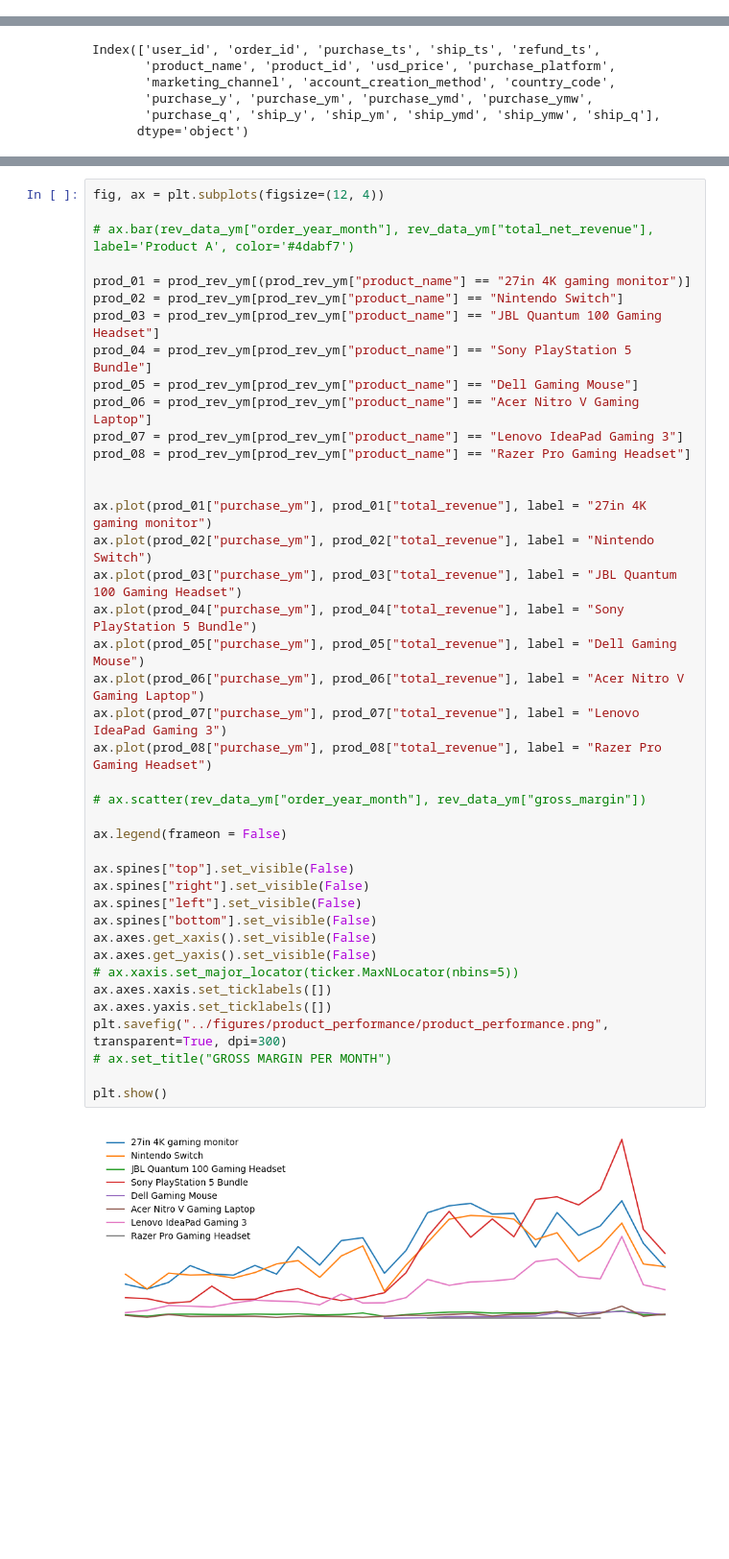
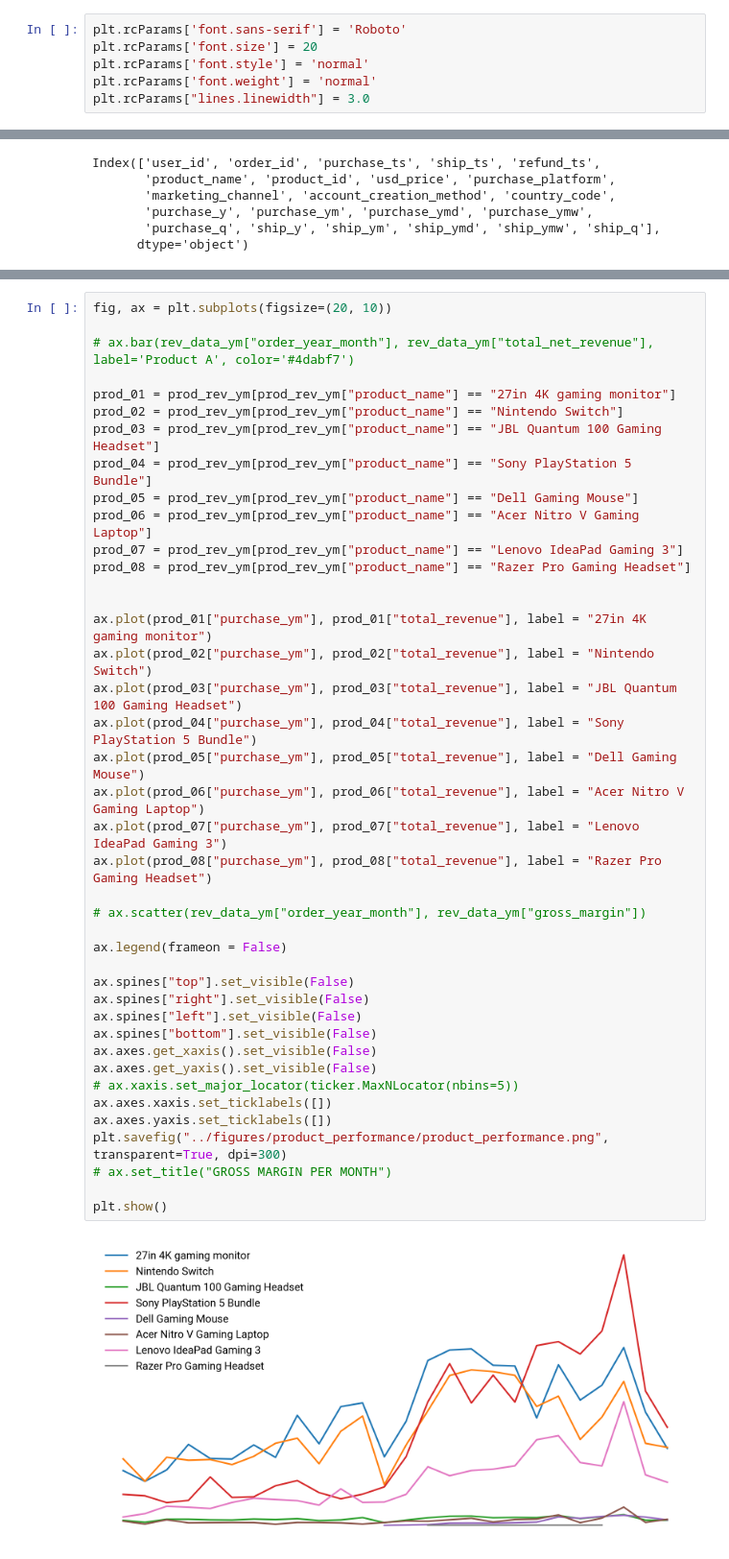
Before and after one commit to mjsluminarias/gamezone-ecommerce, a Jupyter notebook: code_queries/product_performance.ipynb, the cells around one changed output, grey strips where cells are left out. Shown at 96% size. Saved outputs shown, nothing was run; the diff lists cells and outputs as text; blank space fills up the shorter version.

```diff
--- a/code_queries/product_performance.ipynb
+++ b/code_queries/product_performance.ipynb
@@ -6,3 +8,9 @@ import matplotlib.pyplot as plt
+# %%
+plt.rcParams['font.sans-serif'] = 'Roboto'
+plt.rcParams['font.size'] = 20
+plt.rcParams['font.style'] = 'normal'
+plt.rcParams['font.weight'] = 'normal'
+plt.rcParams["lines.linewidth"] = 3.0
 # %%
 df = pd.read_csv("../datasets/sales_data_cln.csv").copy()
 # %%
@@ -46,9 +54,9 @@ prod_rev_ym
 # %%
-fig, ax = plt.subplots(figsize=(12, 4))
+fig, ax = plt.subplots(figsize=(20, 10))
 
 # ax.bar(rev_data_ym["order_year_month"], rev_data_ym["total_net_revenue"], label='Product A', color='#4dabf7')
 
-prod_01 = prod_rev_ym[(prod_rev_ym["product_name"] == "27in 4K gaming monitor")]
+prod_01 = prod_rev_ym[prod_rev_ym["product_name"] == "27in 4K gaming monitor"]
 prod_02 = prod_rev_ym[prod_rev_ym["product_name"] == "Nintendo Switch"]
 prod_03 = prod_rev_ym[prod_rev_ym["product_name"] == "JBL Quantum 100 Gaming Headset"]
 prod_04 = prod_rev_ym[prod_rev_ym["product_name"] == "Sony PlayStation 5 Bundle"]
@@ -58,34 +66,34 @@ prod_07 = prod_rev_ym[prod_rev_ym["product_name"] == "Lenovo IdeaPad Gaming 3"]
 prod_08 = prod_rev_ym[prod_rev_ym["product_name"] == "Razer Pro Gaming Headset"]
 
 
 ax.plot(prod_01["purchase_ym"], prod_01["total_revenue"], label = "27in 4K gaming monitor")
 ax.plot(prod_02["purchase_ym"], prod_02["total_revenue"], label = "Nintendo Switch")
 ax.plot(prod_03["purchase_ym"], prod_03["total_revenue"], label = "JBL Quantum 100 Gaming Headset")
 ax.plot(prod_04["purchase_ym"], prod_04["total_revenue"], label = "Sony PlayStation 5 Bundle")
 ax.plot(prod_05["purchase_ym"], prod_05["total_revenue"], label = "Dell Gaming Mouse")
 ax.plot(prod_06["purchase_ym"], prod_06["total_revenue"], label = "Acer Nitro V Gaming Laptop")
 ax.plot(prod_07["purchase_ym"], prod_07["total_revenue"], label = "Lenovo IdeaPad Gaming 3")
 ax.plot(prod_08["purchase_ym"], prod_08["total_revenue"], label = "Razer Pro Gaming Headset")
 
 # ax.scatter(rev_data_ym["order_year_month"], rev_data_ym["gross_margin"])
 
 ax.legend(frameon = False)
 
 ax.spines["top"].set_visible(False)
 ax.spines["right"].set_visible(False)
 ax.spines["left"].set_visible(False)
 ax.spines["bottom"].set_visible(False)
 ax.axes.get_xaxis().set_visible(False)
 ax.axes.get_yaxis().set_visible(False)
 # ax.xaxis.set_major_locator(ticker.MaxNLocator(nbins=5))
 ax.axes.xaxis.set_ticklabels([])
 ax.axes.yaxis.set_ticklabels([])
 plt.savefig("../figures/product_performance/product_performance.png", transparent=True, dpi=300)
 # ax.set_title("GROSS MARGIN PER MONTH")
 
 plt.show()
 # %% [output]
-[figure, old version]
+[figure, new version]
 # %%
 fig, ax = plt.subplots(figsize=(12, 4))
 
```
Also changed, not shown: parts of 7 cells of this notebook, 9 other files.
